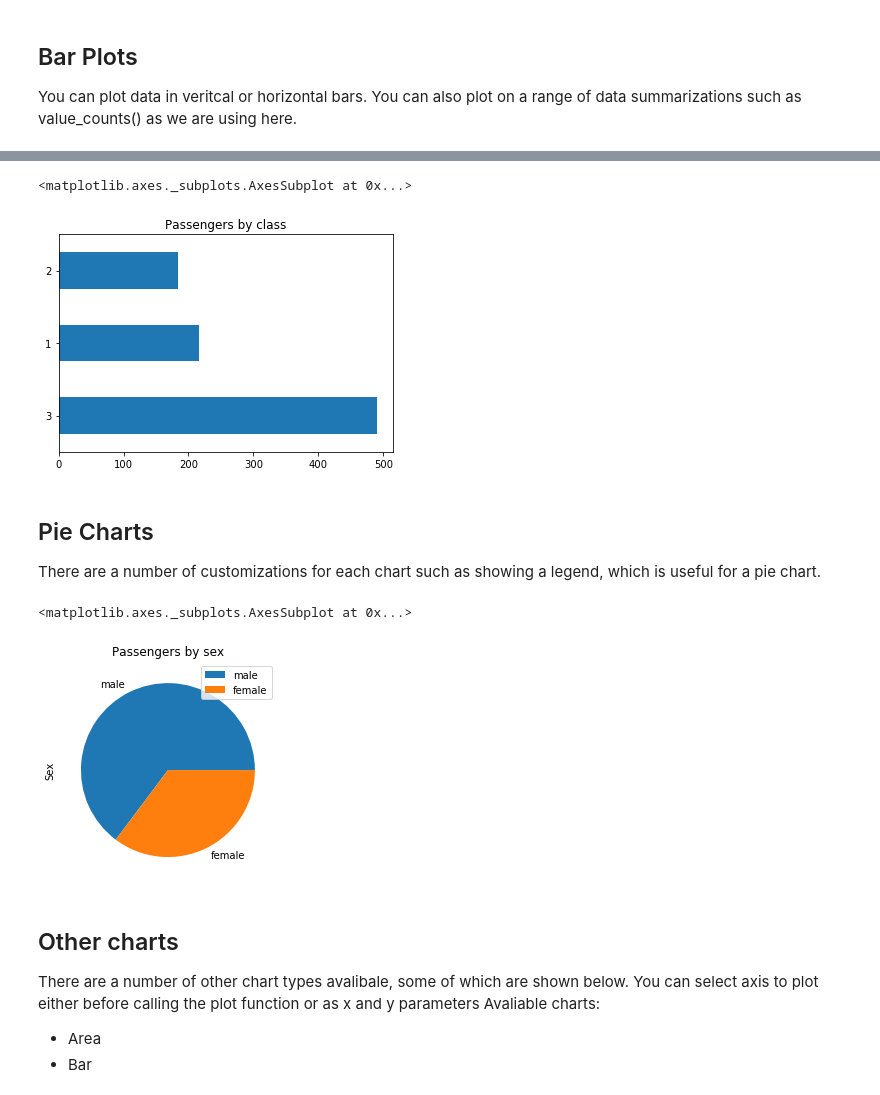
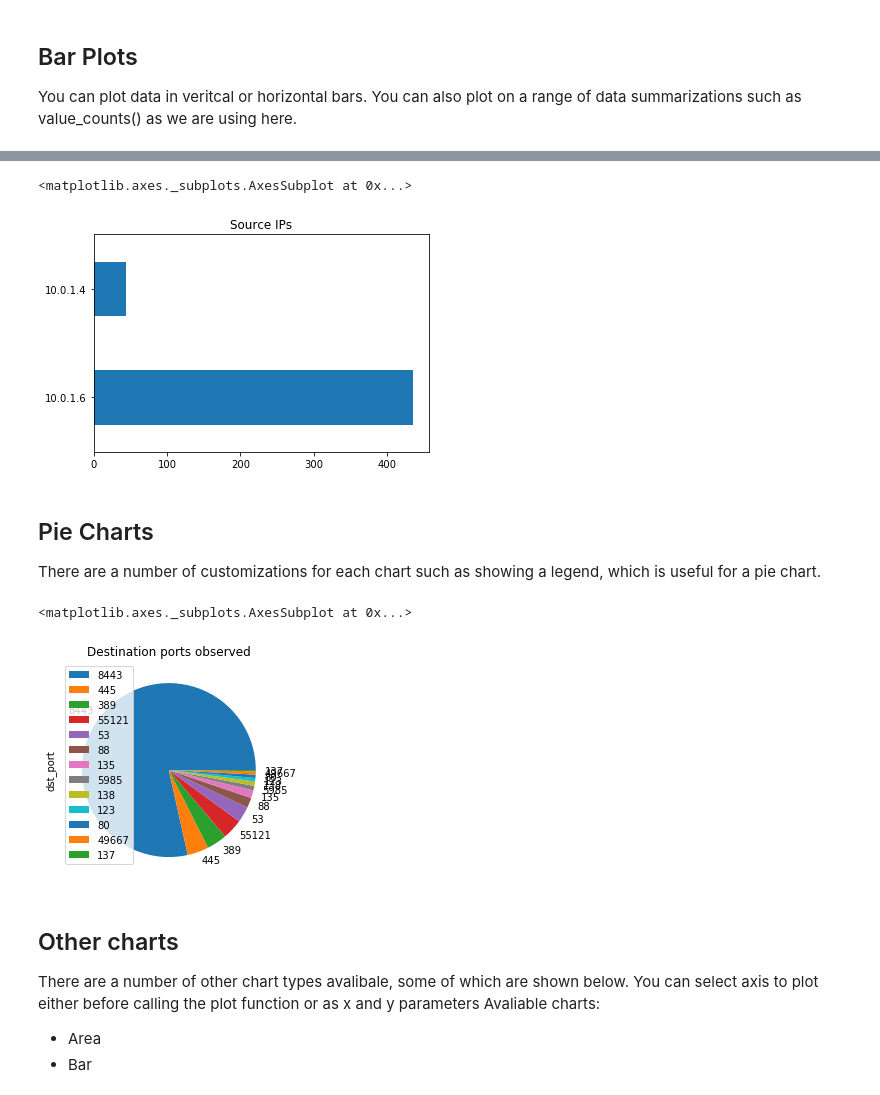
Before and after one commit to OTRF/infosec-jupyter-book, a Jupyter notebook: docs/use-cases/data-visualizations/01_data_viz_pandas.ipynb, the cells around one changed output, grey strips where cells are left out. Drawn from its saved outputs; the diff is of its cells as text; code cells hidden in the pictures.

```diff
--- a/docs/use-cases/data-visualizations/01_data_viz_pandas.ipynb
+++ b/docs/use-cases/data-visualizations/01_data_viz_pandas.ipynb
@@ -37,3 +26,6 @@ plotting_df.head()
+# %%
+# Import our network data - originally from https://github.com/hunters-forge/mordor/tree/master/datasets/large/apt29/day1/zeek
+plotting_df = pd.read_csv("../../../datasets/flow_logs.csv", index_col=0, parse_dates=True)
 # %% [markdown]
 ## Line Plot
 
@@ -54,16 +46,16 @@ plotting_df['Pclass'].value_counts().plot.bar(title="Passengers by class")
 # %%
-plotting_df['Pclass'].value_counts().plot.barh(title="Passengers by class")
+plotting_df['src_ip'].value_counts().plot.barh(title="Source IPs")
 # %% [output]
 <matplotlib.axes._subplots.AxesSubplot at 0x...>
-[figure, old version]
+[figure, new version]
 # %% [markdown]
 ## Pie Charts
 There are a number of customizations for each chart such as showing a legend, which is useful for a pie chart.
 # %%
-plotting_df_2['Sex'].value_counts().plot.pie(legend=True, title="Passengers by sex")
+plotting_df['dst_port'].value_counts().plot.pie(legend=True, title="Destination ports observed")
 # %% [output]
 <matplotlib.axes._subplots.AxesSubplot at 0x...>
-[figure, old version]
+[figure, new version]
 # %% [markdown]
 ## Other charts
 There are a number of other chart types avalibale, some of which are shown below. You can select axis to plot either before calling the plot function or as x and y parameters
```
Also changed, not shown: parts of 12 cells of this notebook, 2 other files.
